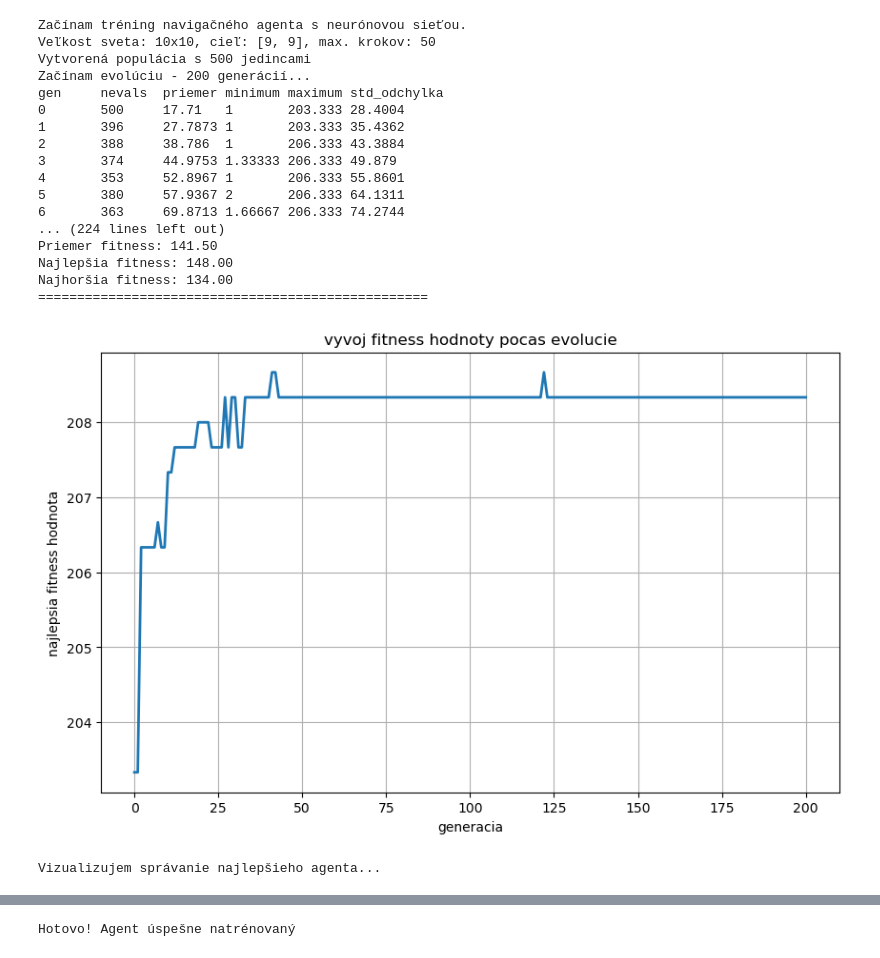
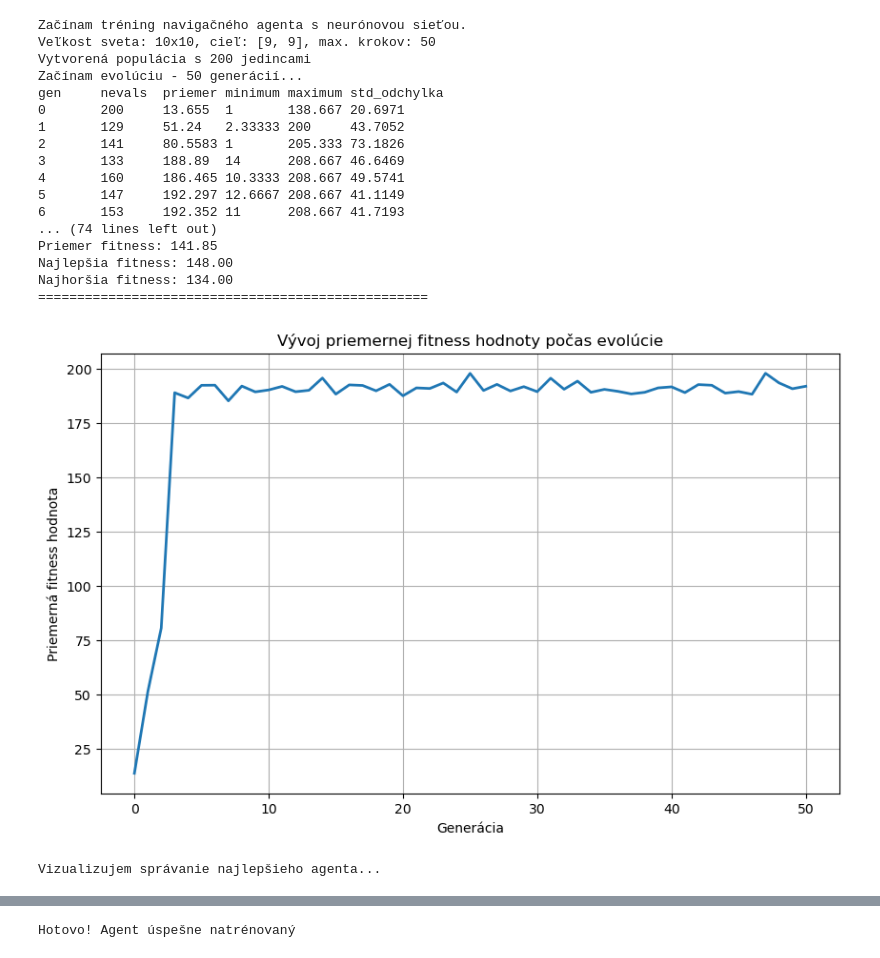
Before and after one commit to Jozefwl/python-learning, a Jupyter notebook: Waldhauser_DU6.ipynb, the cells around one changed output, grey strips where cells are left out. Drawn from its saved outputs; the diff is of its cells as text; code cells hidden in the pictures.

```diff
--- a/Waldhauser_DU6.ipynb
+++ b/Waldhauser_DU6.ipynb
@@ -26,13 +26,13 @@ GENOME_SIZE = (NUM_INPUTS * NUM_NEURONS + NUM_NEURONS + NUM_NEURONS * NUM_OUTPUT
 # ======================================================================================
 # nastavenia genetickeho algoritmu
 # ======================================================================================
-POPULATION_SIZE = 500     # pocet jedincov v populacii
-MUTATION_PROB = 0.2       # pravdepodobnost mutacie jedinca
+POPULATION_SIZE = 200     # pocet jedincov v populacii
+MUTATION_PROB = 0.1       # pravdepodobnost mutacie jedinca
 GENE_MUTATION_PROB = 0.1  # pravdepodobnost mutacie kazdeho genu
 CROSSOVER_PROB = 0.7      # pravdepodobnost krizenia dvoch jedincov
-TOURNAMENT_SIZE = 5       # velkost turnajoveho vyberu
+TOURNAMENT_SIZE = 50       # velkost turnajoveho vyberu
 NUM_ELITE_INDIVIDUALS = 20  # pocet najlepsich jedincov, ktori sa zachovaju nezmeneni
-MAX_GENERATIONS = 30     # maximalny pocet generacii evolucie
+MAX_GENERATIONS = 50     # maximalny pocet generacii evolucie
 NUM_GAME_ROUNDS = 3       # pocet hernych kol na vyhodnotenie jedinca
 
 # ======================================================================================
@@ -355,48 +355,48 @@ if __name__ == "__main__":
     )
 
     # ziskanie najlepsieho jedinca
     best_individual = hof[0]
 
     print("\n=== Najlepší jedinec ===")
     print(f"Fitness hodnota: {best_individual.fitness.values[0]:.2f}")
     print(f"Tréning dokonceny po {MAX_GENERATIONS} generáciach.")
     print("=" * 50)
     print(f"Fitnessy najlepších individuálov")
     handle_mes_fitnesses(hof) # volanie handle_mes_fitnesses aby sme vedeli ako su na tom
 
     # zobrazenie vyvoja fitness hodnoty
     gen = logbook.select("gen")
-    fit_max = logbook.select("maximum")
+    fit_avg = logbook.select("priemer")
 
     plt.figure(figsize=(10, 6))
-    plt.plot(gen, fit_max, linewidth=2)
-    plt.xlabel('generacia')
-    plt.ylabel('najlepsia fitness hodnota')
-    plt.title('vyvoj fitness hodnoty pocas evolucie')
+    plt.plot(gen, fit_avg, linewidth=2)
+    plt.xlabel('Generácia')
+    plt.ylabel('Priemerná fitness hodnota')
+    plt.title('Vývoj priemernej fitness hodnoty počas evolúcie')
     plt.grid(True)
     plt.show()
 
     print("\nVizualizujem správanie najlepšieho agenta...")
     display_best_agent(best_individual)
 
     print("Hotovo! Agent úspešne natrénovaný")
 # %% [output]
 Začínam tréning navigačného agenta s neurónovou sieťou.
 Veľkost sveta: 10x10, cieľ: [9, 9], max. krokov: 50
-Vytvorená populácia s 500 jedincami
-Začínam evolúciu - 200 generácií...
+Vytvorená populácia s 200 jedincami
+Začínam evolúciu - 50 generácií...
 gen     nevals  priemer minimum maximum std_odchylka
-0       500     17.71   1       203.333 28.4004
-1       396     27.7873 1       203.333 35.4362
-2       388     38.786  1       206.333 43.3884
-3       374     44.9753 1.33333 206.333 49.879
-4       353     52.8967 1       206.333 55.8601
-5       380     57.9367 2       206.333 64.1311
-6       363     69.8713 1.66667 206.333 74.2744
-... (224 lines left out)
-Priemer fitness: 141.50
+0       200     13.655  1       138.667 20.6971
+1       129     51.24   2.33333 200     43.7052
+2       141     80.5583 1       205.333 73.1826
+3       133     188.89  14      208.667 46.6469
+4       160     186.465 10.3333 208.667 49.5741
+5       147     192.297 12.6667 208.667 41.1149
+6       153     192.352 11      208.667 41.7193
+... (74 lines left out)
+Priemer fitness: 141.85
 Najlepšia fitness: 148.00
 Najhoršia fitness: 134.00
 ==================================================
-[figure, old version]
+[figure, new version]
 Vizualizujem správanie najlepšieho agenta...
```
Also changed, not shown: parts of 1 cell of this notebook, 1 other file.
